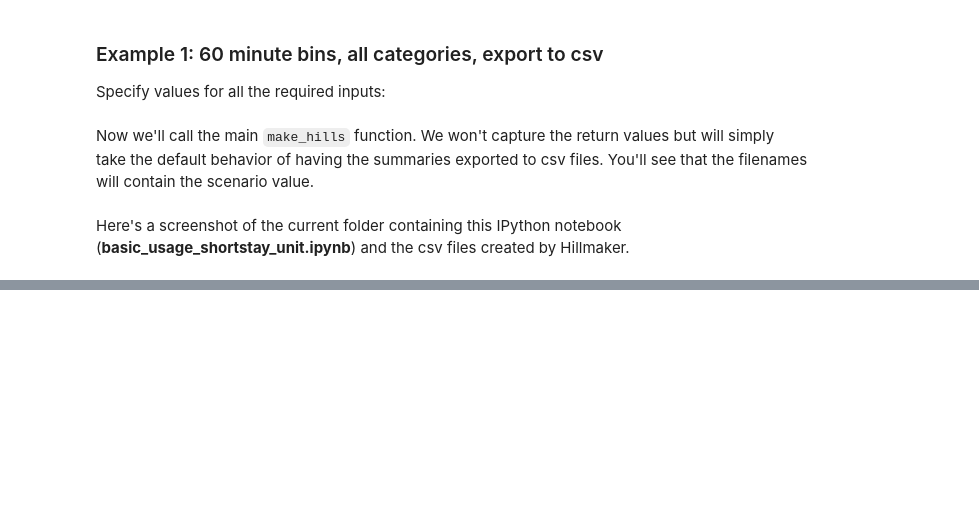
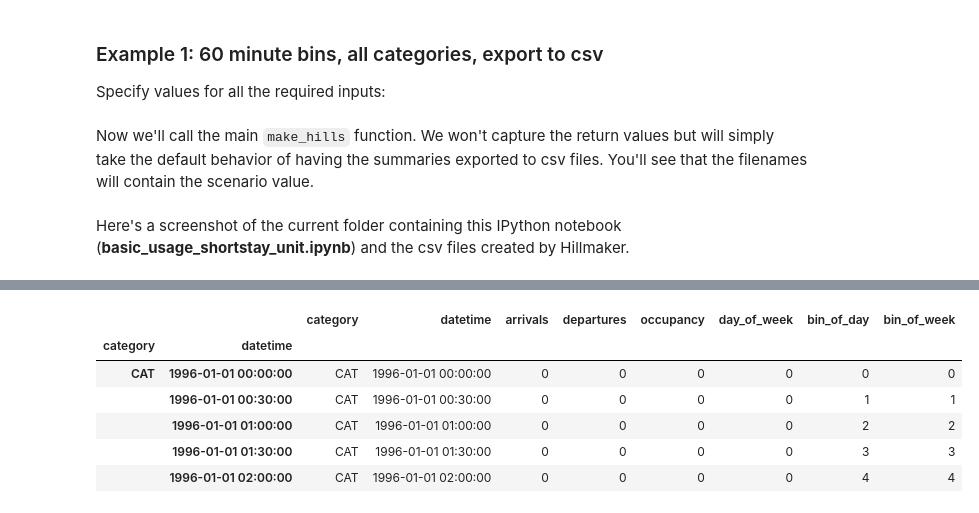
Before and after one commit to misken/hillmaker, a Jupyter notebook: hillmaker/examples/basic_usage_shortstay_unit.ipynb, the cells around one changed output, grey strips where cells are left out. Cells and saved outputs as stored; diff of their text form; code cells hidden in the pictures; blank space fills up the shorter version.

```diff
--- a/hillmaker/examples/basic_usage_shortstay_unit.ipynb
+++ b/hillmaker/examples/basic_usage_shortstay_unit.ipynb
@@ -117,0 +195,12 @@ Here's a screenshot of the current folder containing this IPython notebook (**ba
+# %%
+bydt_df = results_ex2['bydatetime']
+# %%
+bydt_df.head()
+# %% [output]
+|  |  | category | datetime | arrivals | departures | occupancy | day_of_week | bin_of_day | bin_of_week |
+| category | datetime |  |  |  |  |  |  |  |  |
+| CAT | 1996-01-01 00:00:00 | CAT | 1996-01-01 00:00:00 | 0 | 0 | 0 | 0 | 0 | 0 |
+|  | 1996-01-01 00:30:00 | CAT | 1996-01-01 00:30:00 | 0 | 0 | 0 | 0 | 1 | 1 |
+|  | 1996-01-01 01:00:00 | CAT | 1996-01-01 01:00:00 | 0 | 0 | 0 | 0 | 2 | 2 |
+|  | 1996-01-01 01:30:00 | CAT | 1996-01-01 01:30:00 | 0 | 0 | 0 | 0 | 3 | 3 |
+|  | 1996-01-01 02:00:00 | CAT | 1996-01-01 02:00:00 | 0 | 0 | 0 | 0 | 4 | 4 |
```
Also changed, not shown: parts of 13 cells of this notebook.
